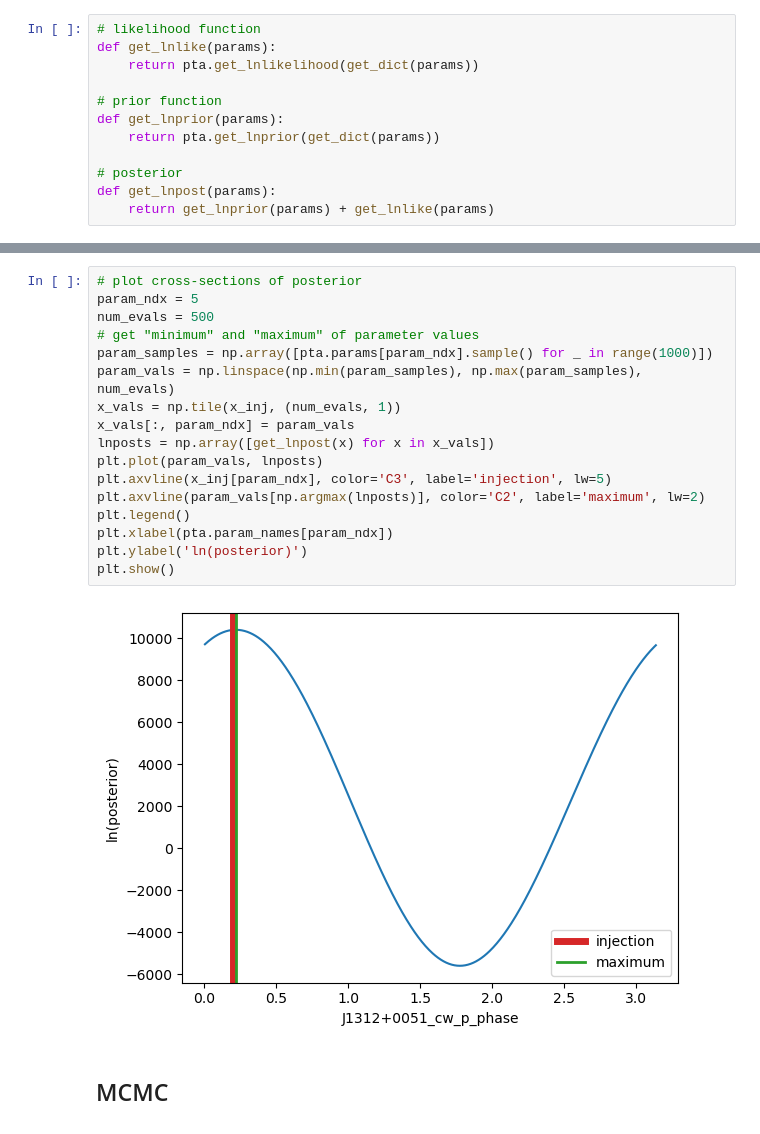
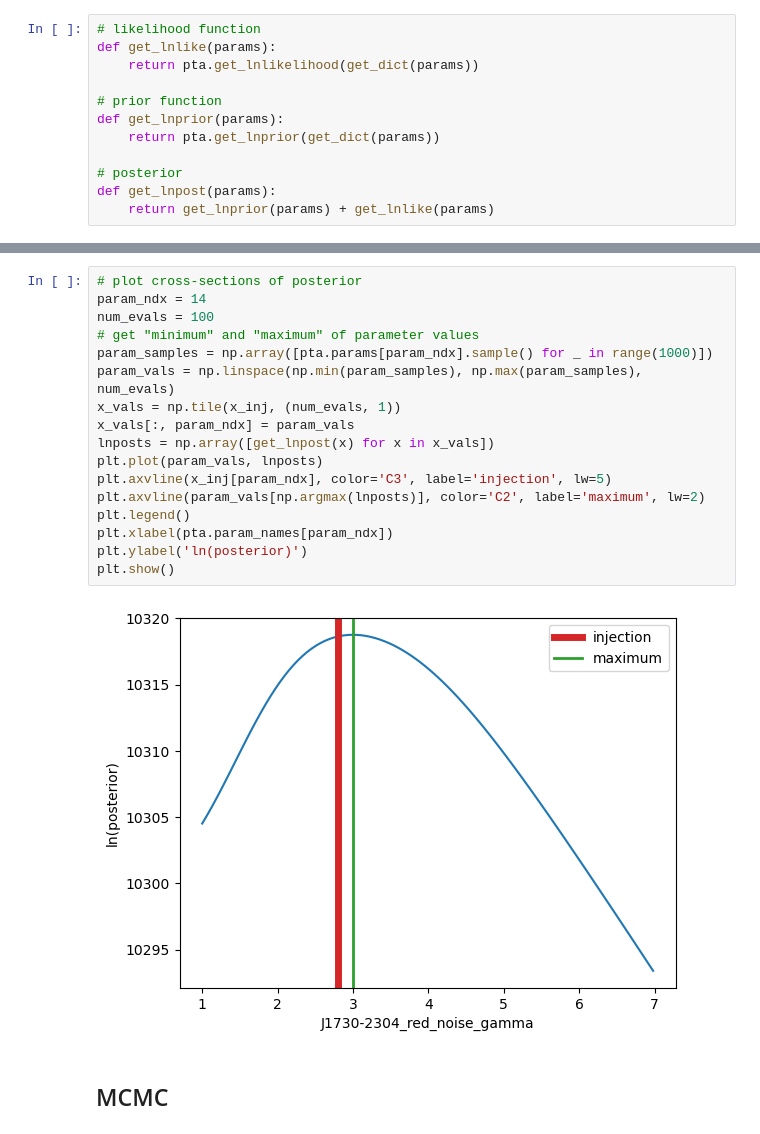
Before and after one commit to aiden-g12321/PTA_joint, a Jupyter notebook: enterprise/enterprise.ipynb, the cells around one changed output, grey strips where cells are left out. Saved outputs shown, nothing was run; the diff lists cells and outputs as text.

```diff
--- a/enterprise/enterprise.ipynb
+++ b/enterprise/enterprise.ipynb
@@ -126,23 +126,23 @@ cw_phi = 4.71238898038469
 cw_psi = 1.5707963267948966
 # %%
 # plot cross-sections of posterior
-param_ndx = 5
-num_evals = 500
+param_ndx = 14
+num_evals = 100
 # get "minimum" and "maximum" of parameter values
 param_samples = np.array([pta.params[param_ndx].sample() for _ in range(1000)])
 param_vals = np.linspace(np.min(param_samples), np.max(param_samples), num_evals)
 x_vals = np.tile(x_inj, (num_evals, 1))
 x_vals[:, param_ndx] = param_vals
 lnposts = np.array([get_lnpost(x) for x in x_vals])
 plt.plot(param_vals, lnposts)
 plt.axvline(x_inj[param_ndx], color='C3', label='injection', lw=5)
 plt.axvline(param_vals[np.argmax(lnposts)], color='C2', label='maximum', lw=2)
 plt.legend()
 plt.xlabel(pta.param_names[param_ndx])
 plt.ylabel('ln(posterior)')
 plt.show()
 # %% [output]
-[figure, old version]
+[figure, new version]
 # %% [markdown]
 ## MCMC
 # %%
```
Also changed, not shown: parts of 21 cells of this notebook, 21 other files.
